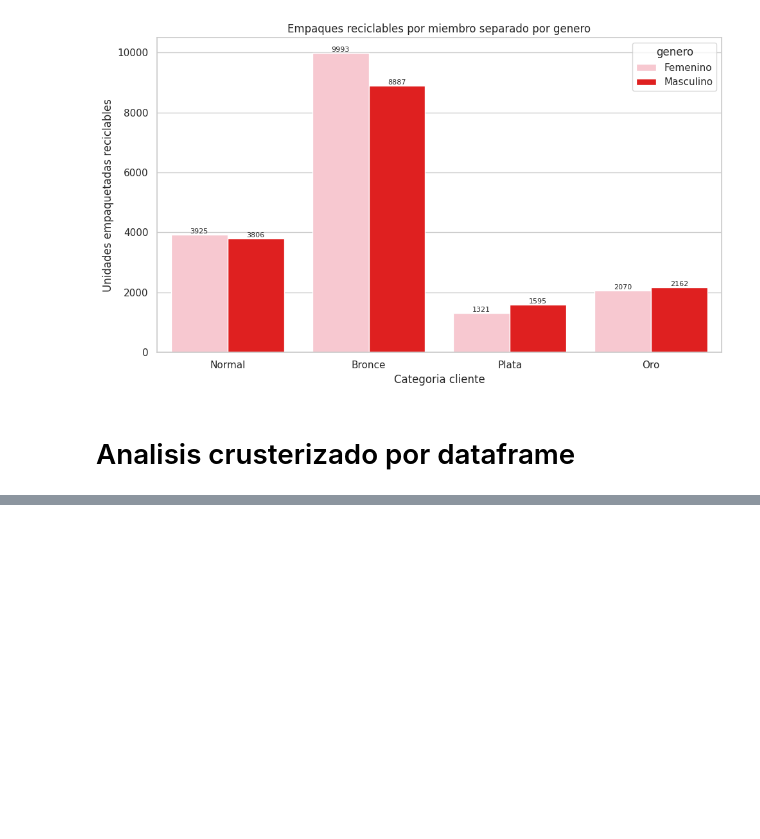
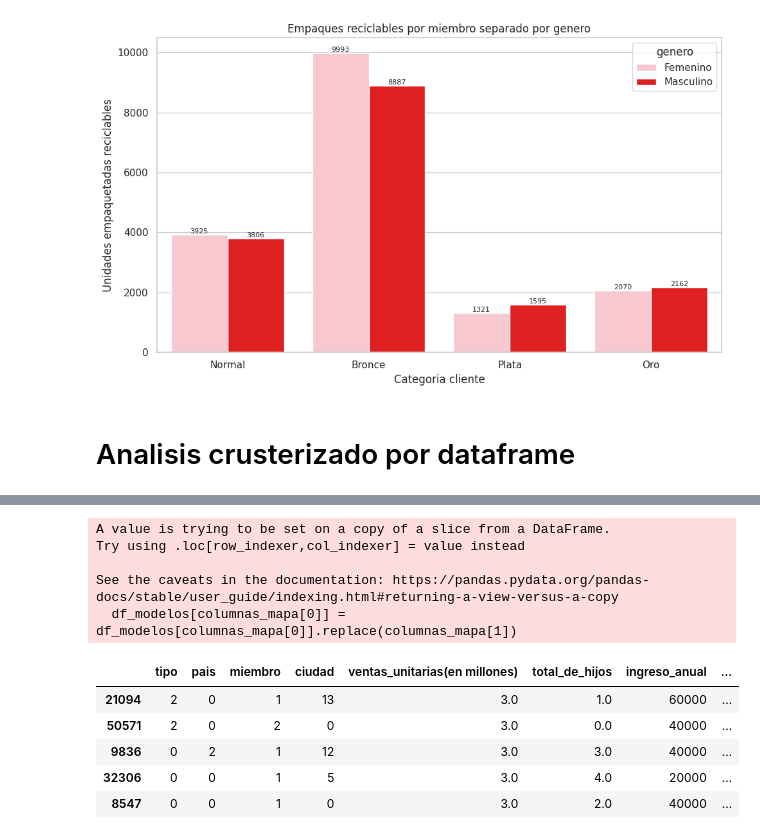
Before and after one commit to Bigote93/EscenciaDelCliente, a Jupyter notebook: EscenciaDelCliente.ipynb, the cells around one changed output, grey strips where cells are left out. Cells and saved outputs as stored; diff of their text form; code cells hidden in the pictures; blank space fills up the shorter version.

Commit message:
Modelos completados. Se recomienda cambiar variables de categoria de ciudad, pais, tipo y solo mantener una variable de categoria nominal

```diff
--- a/EscenciaDelCliente.ipynb
+++ b/EscenciaDelCliente.ipynb
@@ -994,0 +1012,10 @@ df_original.sample(5)
+# %%
+##Dataframe a utilizar: df_modelos
+
+df_modelos = df_trabajar[[
+    'tipo','pais','miembro','ciudad',
+    'ventas_unitarias(en millones)','total_de_hijos','ingreso_anual','precio_recomendado',
+    'estado_civil','genero','barra_de_ensaladas','comida_preparada',
+]]
+
+df_modelos.info()
@@ -994,0 +1059,42 @@ df_original.sample(5)
+# %%
+#Mapas de transformacion
+tipo_map = {'Comida': 0, 'Bebida': 1, 'No comestible': 2}
+pais_map = {'Estados Unidos': 0, 'México': 1, 'Canadá': 2}
+miembro_map = {'Normal': 0, 'Bronce': 1, 'Plata': 2, 'Oro': 3}
+estado_civil_map = {'Casado': 0, 'Soltero': 1}
+genero_map = {'Masculino': 0, 'Femenino': 1}
+
+ciudad_map = {}
+
+#Asignamos a cada ciudad un numero entero
+for i, ciudad in enumerate(df_modelos.ciudad.unique()):
+  ciudad_map[ciudad] = i
+
+#Mapa de cambios valores por asignacion de diccionarios
+mapas = [
+    ['tipo', tipo_map],
+    ['pais', pais_map],
+    ['miembro', miembro_map],
+    ['estado_civil', estado_civil_map],
+    ['genero', genero_map],
+    ['ciudad',ciudad_map],
+]
+
+#Cambiar valores por mapa de diccionario
+for columnas_mapa in mapas:
+  df_modelos[columnas_mapa[0]] = df_modelos[columnas_mapa[0]].replace(columnas_mapa[1])
+
+#Impresion de modelos
+df_modelos.sample(5)
+# %% [output]
+A value is trying to be set on a copy of a slice from a DataFrame.
+Try using .loc[row_indexer,col_indexer] = value instead
+
+See the caveats in the documentation: https://pandas.pydata.org/pandas-docs/stable/user_guide/indexing.html#returning-a-view-versus-a-copy
+  df_modelos[columnas_mapa[0]] = df_modelos[columnas_mapa[0]].replace(columnas_mapa[1])
+|  | tipo | pais | miembro | ciudad | ventas_unitarias(en millones) | total_de_hijos | ingreso_anual | ... |
+| 21094 | 2 | 0 | 1 | 13 | 3.0 | 1.0 | 60000 | ... |
+| 50571 | 2 | 0 | 2 | 0 | 3.0 | 0.0 | 40000 | ... |
+| 9836 | 0 | 2 | 1 | 12 | 3.0 | 3.0 | 40000 | ... |
+| 32306 | 0 | 0 | 1 | 5 | 3.0 | 4.0 | 20000 | ... |
+| 8547 | 0 | 0 | 1 | 0 | 3.0 | 2.0 | 40000 | ... |
```
Also changed, not shown: parts of 27 cells of this notebook.
